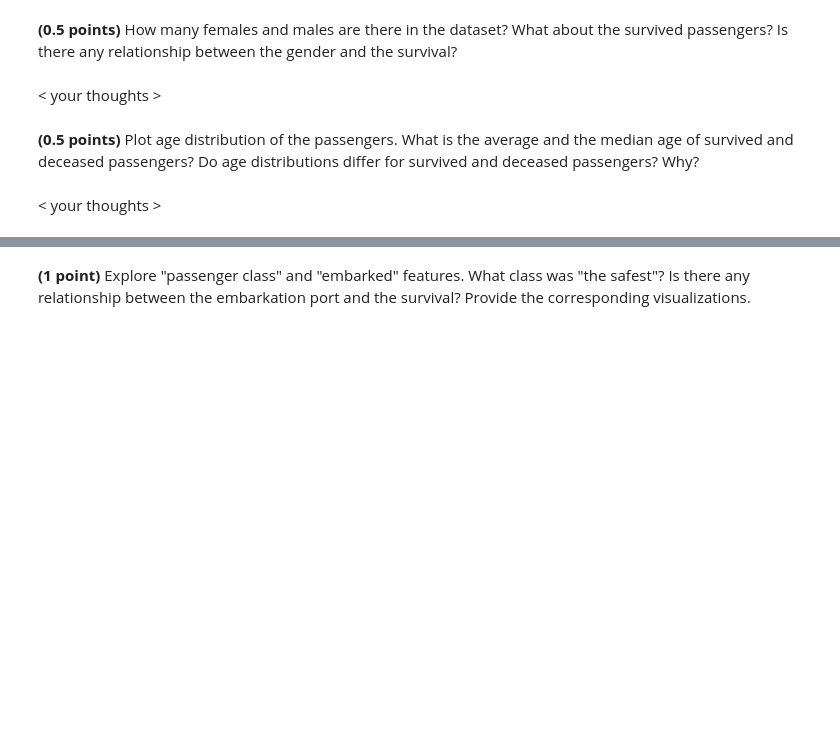
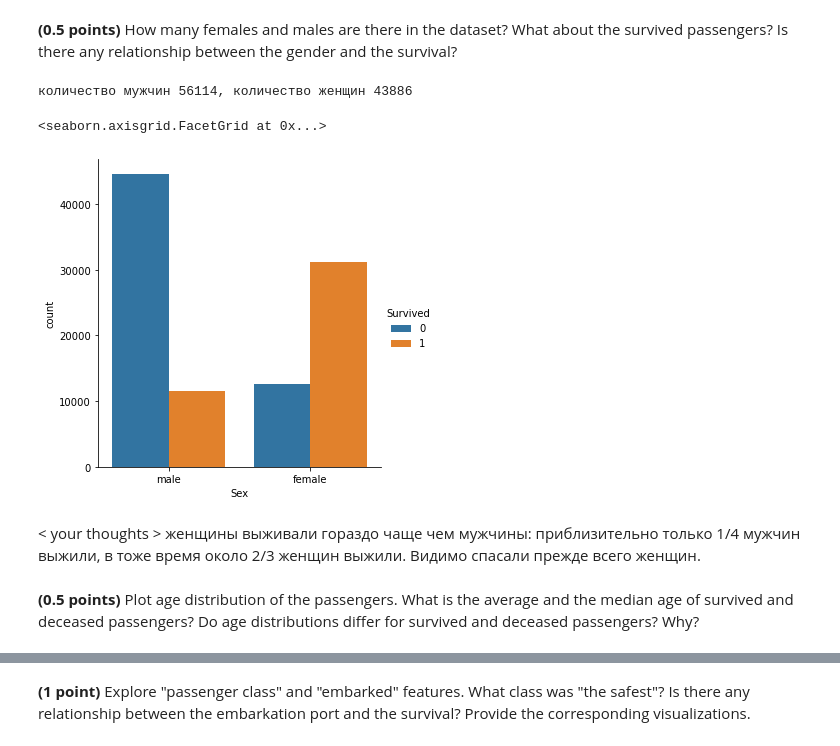
Before and after one commit to TatyanaMardvilko/5_classification_linear_knn, a Jupyter notebook: hw_classification.ipynb, the cells around one changed output, grey strips where cells are left out. Saved outputs shown, nothing was run; the diff lists cells and outputs as text; code cells hidden in the pictures; blank space fills up the shorter version.

```diff
--- a/hw_classification.ipynb
+++ b/hw_classification.ipynb
@@ -587,4 +539,8 @@ PATH = "./data/"
+# %%
+#PATH = "./data/"
+PATH = ""
 # %%
-data = pd.read_csv(os.path.join(PATH, 'titanic', 'train.csv')).set_index('PassengerId')
+#data = pd.read_csv(os.path.join(PATH, 'titanic', 'train.csv')).set_index('PassengerId')
+data = pd.read_csv(os.path.join(PATH, 'train.csv')).set_index('PassengerId')
 # %%
 data.head()
@@ -597,4 +559,16 @@ data.head()
-# %% [markdown]
-< your thoughts >
+# %%
+## your code
+male = data[data['Sex'] == 'male'].shape[0]
+female = data[data['Sex'] == 'female'].shape[0]
+print(f'количество мужчин {male}, количество женщин {female}')
+# %% [output]
+количество мужчин 56114, количество женщин 43886
+# %%
+sns.catplot(x ='Sex', data = data, hue = 'Survived', kind = 'count')
+# %% [output]
+<seaborn.axisgrid.FacetGrid at 0x...>
+[figure, added]
+# %% [markdown]
+< your thoughts > женщины выживали гораздо чаще чем мужчины: приблизительно только 1/4 мужчин выжили, в тоже время  около 2/3 женщин выжили. Видимо спасали прежде всего женщин.
 # %% [markdown]
 **(0.5 points)** Plot age distribution of the passengers. What is the average and the median age of survived and deceased passengers? Do age distributions differ for survived and deceased passengers? Why?
@@ -603,2 +574,0 @@ data.head()
-# %% [markdown]
-< your thoughts >
```
Also changed, not shown: parts of 44 cells of this notebook.
